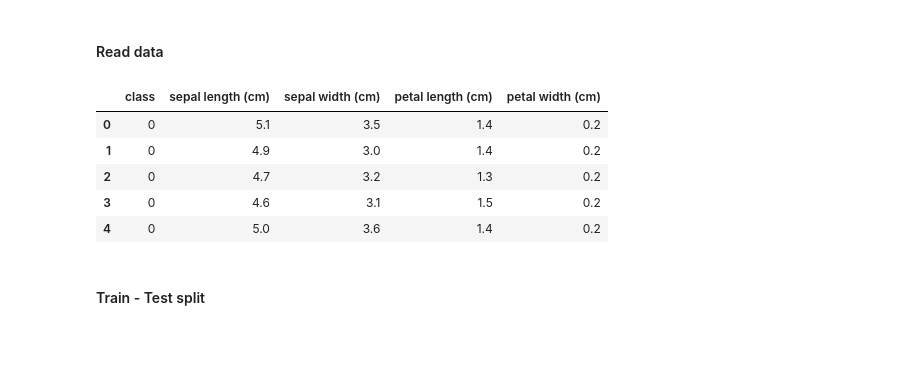
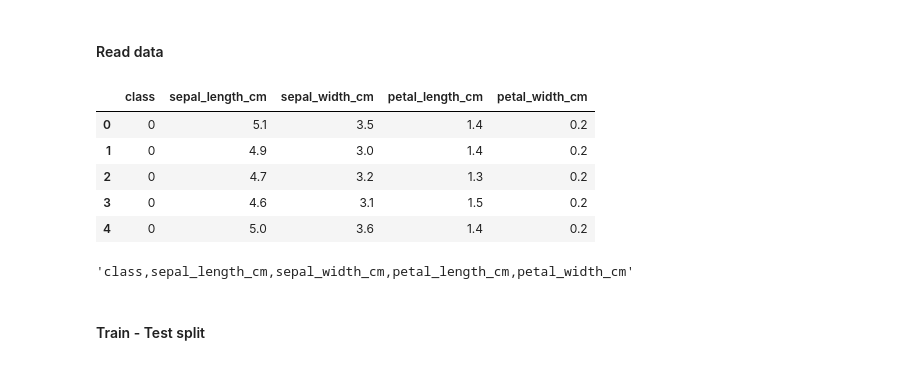
Before and after one commit to tomektarczynskiipf/sagemaker, a Jupyter notebook: 01_Iris_simple_e2e/001_Prepare_Data.ipynb, the cells around one changed output. Saved outputs shown, nothing was run; the diff lists cells and outputs as text; code cells hidden in the pictures.

Commit message:
Add saving column names

```diff
--- a/01_Iris_simple_e2e/001_Prepare_Data.ipynb
+++ b/01_Iris_simple_e2e/001_Prepare_Data.ipynb
@@ -16,16 +16,23 @@ project_path_s3 = 'iris_v2'
 # %%
 iris = datasets.load_iris()
 df = pd.DataFrame(data=iris.data, columns=iris.feature_names)
 df["class"] = pd.Series(iris.target)
 df = df[[list(df.columns)[-1]] + list(df.columns)[:-1]] # Reorder target as the first column
+df.columns = df.columns.str.replace(' ', '_').str.replace('(', '').str.replace(')', '')
 df.head()
 # %% [output]
-|  | class | sepal length (cm) | sepal width (cm) | petal length (cm) | petal width (cm) |
+|  | class | sepal_length_cm | sepal_width_cm | petal_length_cm | petal_width_cm |
 | 0 | 0 | 5.1 | 3.5 | 1.4 | 0.2 |
 | 1 | 0 | 4.9 | 3.0 | 1.4 | 0.2 |
 | 2 | 0 | 4.7 | 3.2 | 1.3 | 0.2 |
 | 3 | 0 | 4.6 | 3.1 | 1.5 | 0.2 |
 | 4 | 0 | 5.0 | 3.6 | 1.4 | 0.2 |
+# %%
+# Get the cleaned column names as a comma-separated list
+
+column_names_list
+# %% [output]
+'class,sepal_length_cm,sepal_width_cm,petal_length_cm,petal_width_cm'
 # %% [markdown]
 #### Train - Test split
 # %%
```
Also changed, not shown: parts of 4 cells of this notebook, 2 other files.
